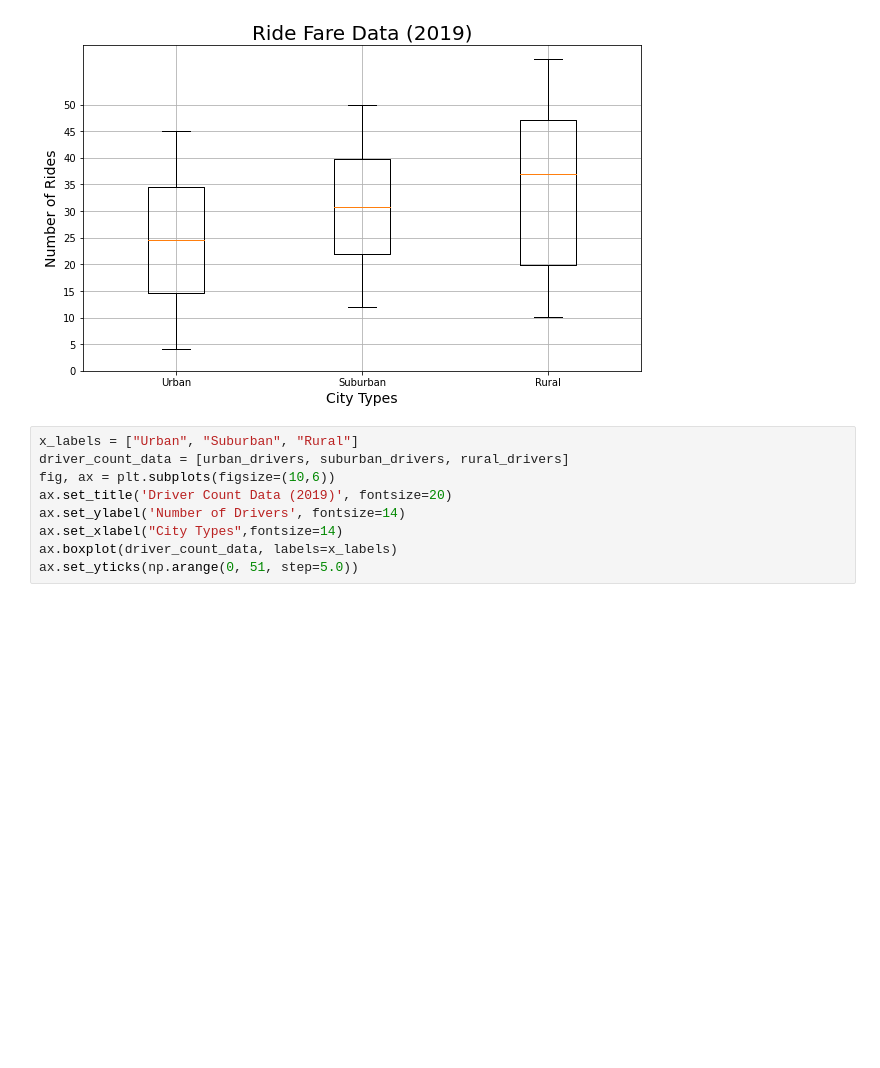
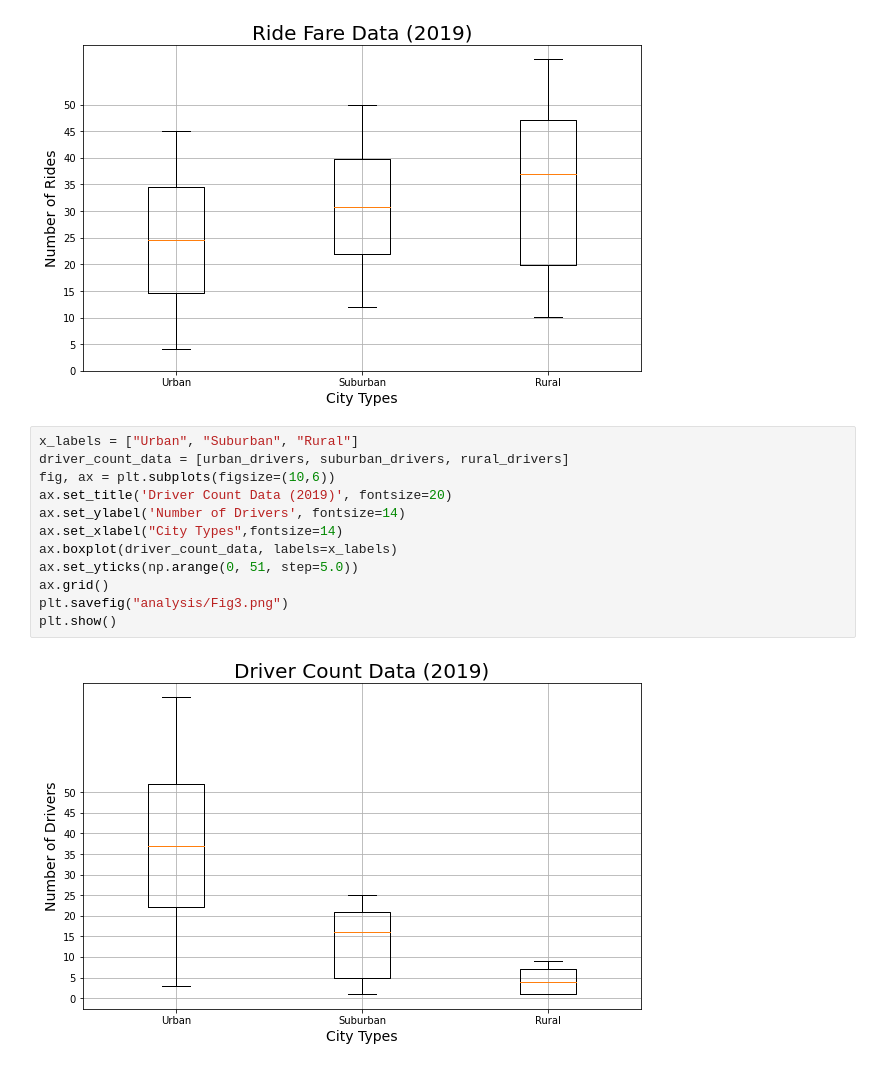
Before and after one commit to berg0804/PyBer_Analysis, a Jupyter notebook: PyBer.ipynb, the cells around one changed output. Cells and saved outputs as stored; diff of their text form; blank space fills up the shorter version.

```diff
--- a/PyBer.ipynb
+++ b/PyBer.ipynb
@@ -515,9 +515,14 @@ plt.show()
 # %%
 x_labels = ["Urban", "Suburban", "Rural"]
 driver_count_data = [urban_drivers, suburban_drivers, rural_drivers]
 fig, ax = plt.subplots(figsize=(10,6))
 ax.set_title('Driver Count Data (2019)', fontsize=20)
 ax.set_ylabel('Number of Drivers', fontsize=14)
 ax.set_xlabel("City Types",fontsize=14)
 ax.boxplot(driver_count_data, labels=x_labels)
 ax.set_yticks(np.arange(0, 51, step=5.0))
+ax.grid()
+plt.savefig("analysis/Fig3.png")
+plt.show()
+# %% [output]
+[figure, added]
```
Also changed, not shown: parts of 6 cells of this notebook, 1 other file.
